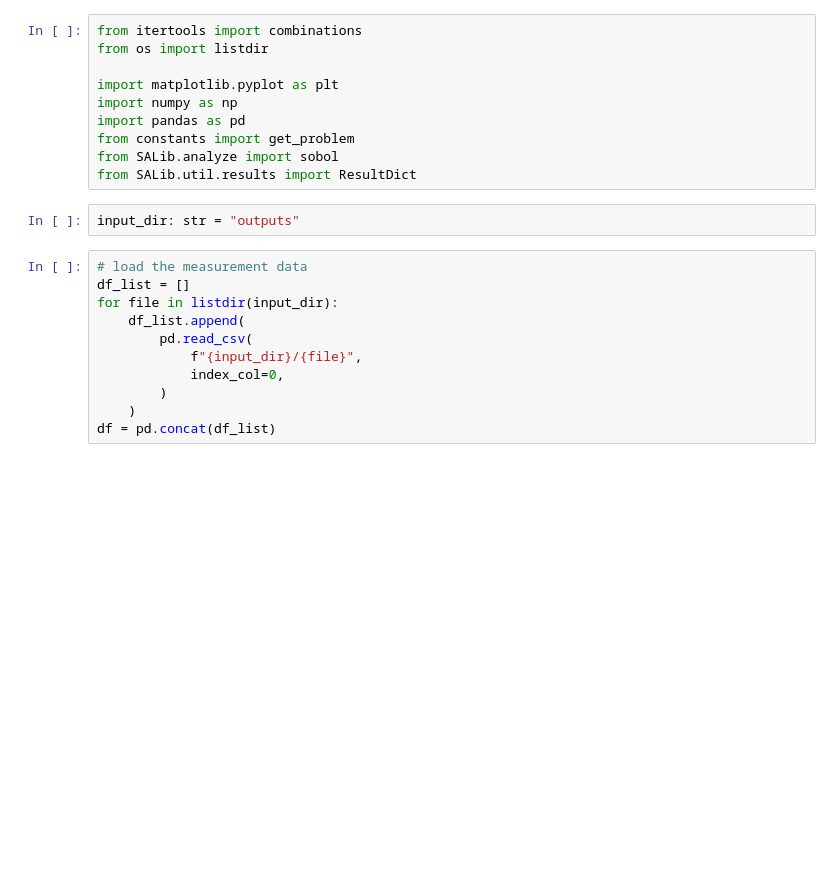
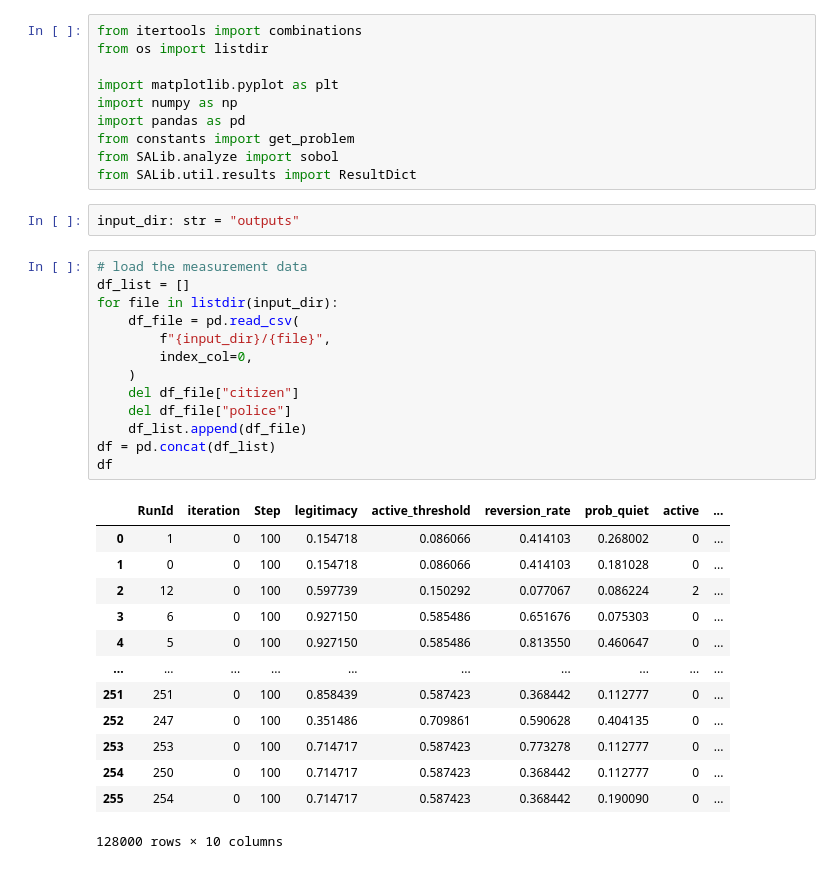
Before and after one commit to pluumenbrownie/abm-assignment, a Jupyter notebook: mesa/examples/advanced/epstein_civil_violence/parameter-estimation/GSA-analysis.ipynb, the cells around one changed output. Drawn from its saved outputs; the diff is of its cells as text; blank space fills up the shorter version.

```diff
--- a/mesa/examples/advanced/epstein_civil_violence/parameter-estimation/GSA-analysis.ipynb
+++ b/mesa/examples/advanced/epstein_civil_violence/parameter-estimation/GSA-analysis.ipynb
@@ -13,14 +13,30 @@ input_dir: str = "outputs"
 # %%
 # load the measurement data
 df_list = []
 for file in listdir(input_dir):
-    df_list.append(
-        pd.read_csv(
-            f"{input_dir}/{file}",
-            index_col=0,
-        )
+    df_file = pd.read_csv(
+        f"{input_dir}/{file}",
+        index_col=0,
     )
+    del df_file["citizen"]
+    del df_file["police"]
+    df_list.append(df_file)
 df = pd.concat(df_list)
+df
+# %% [output]
+|  | RunId | iteration | Step | legitimacy | active_threshold | reversion_rate | prob_quiet | active | ... |
+| 0 | 1 | 0 | 100 | 0.154718 | 0.086066 | 0.414103 | 0.268002 | 0 | ... |
+| 1 | 0 | 0 | 100 | 0.154718 | 0.086066 | 0.414103 | 0.181028 | 0 | ... |
+| 2 | 12 | 0 | 100 | 0.597739 | 0.150292 | 0.077067 | 0.086224 | 2 | ... |
+| 3 | 6 | 0 | 100 | 0.927150 | 0.585486 | 0.651676 | 0.075303 | 0 | ... |
+| 4 | 5 | 0 | 100 | 0.927150 | 0.585486 | 0.813550 | 0.460647 | 0 | ... |
+| ... | ... | ... | ... | ... | ... | ... | ... | ... | ... |
+| 251 | 251 | 0 | 100 | 0.858439 | 0.587423 | 0.368442 | 0.112777 | 0 | ... |
+| 252 | 247 | 0 | 100 | 0.351486 | 0.709861 | 0.590628 | 0.404135 | 0 | ... |
+| 253 | 253 | 0 | 100 | 0.714717 | 0.587423 | 0.773278 | 0.112777 | 0 | ... |
+| 254 | 250 | 0 | 100 | 0.714717 | 0.587423 | 0.368442 | 0.112777 | 0 | ... |
+| 255 | 254 | 0 | 100 | 0.714717 | 0.587423 | 0.368442 | 0.190090 | 0 | ... |
+128000 rows × 10 columns
 # %%
 # analyze the sensitivity
 problem = get_problem()
```
Also changed, not shown: parts of 3 cells of this notebook.
